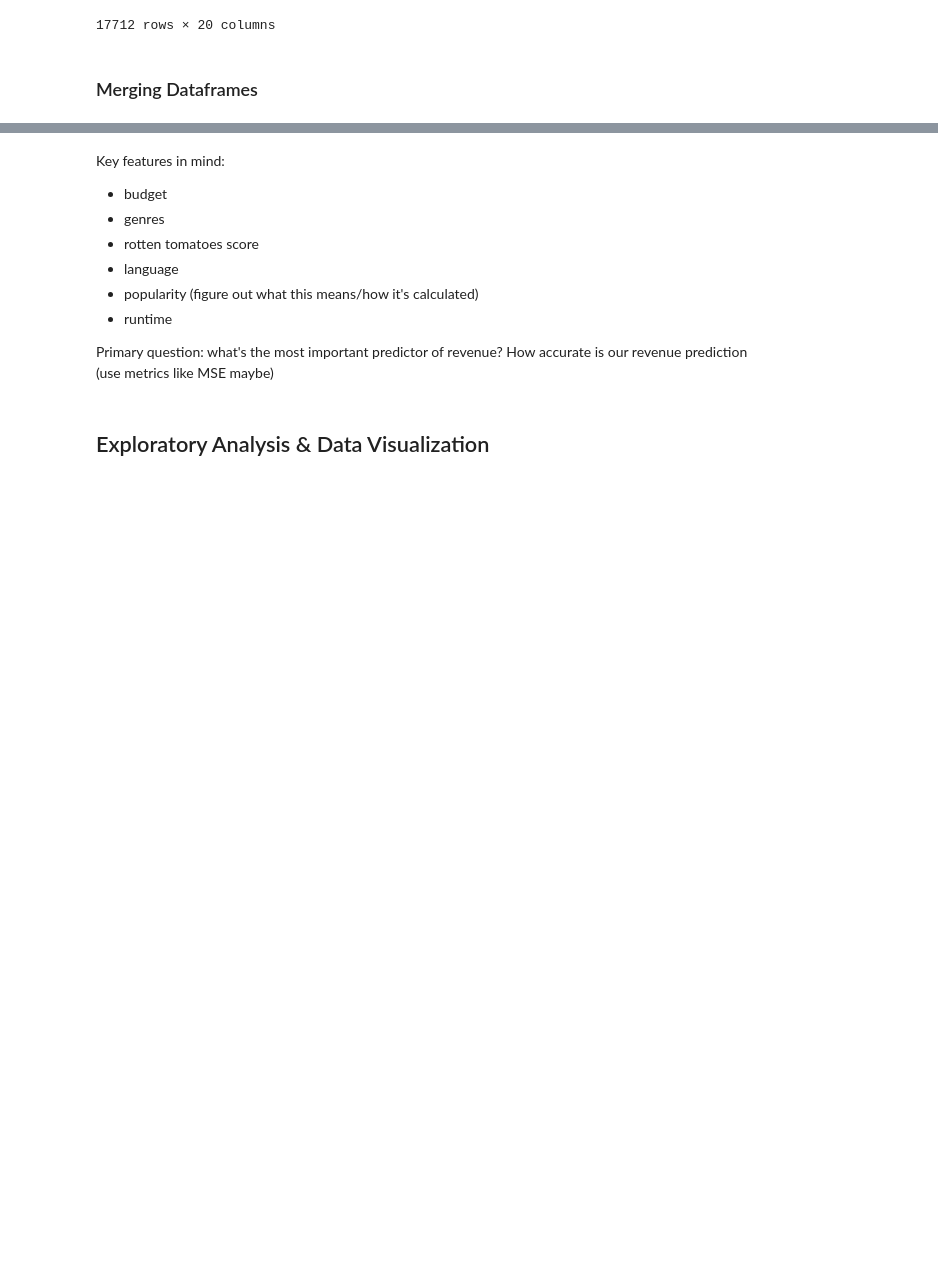
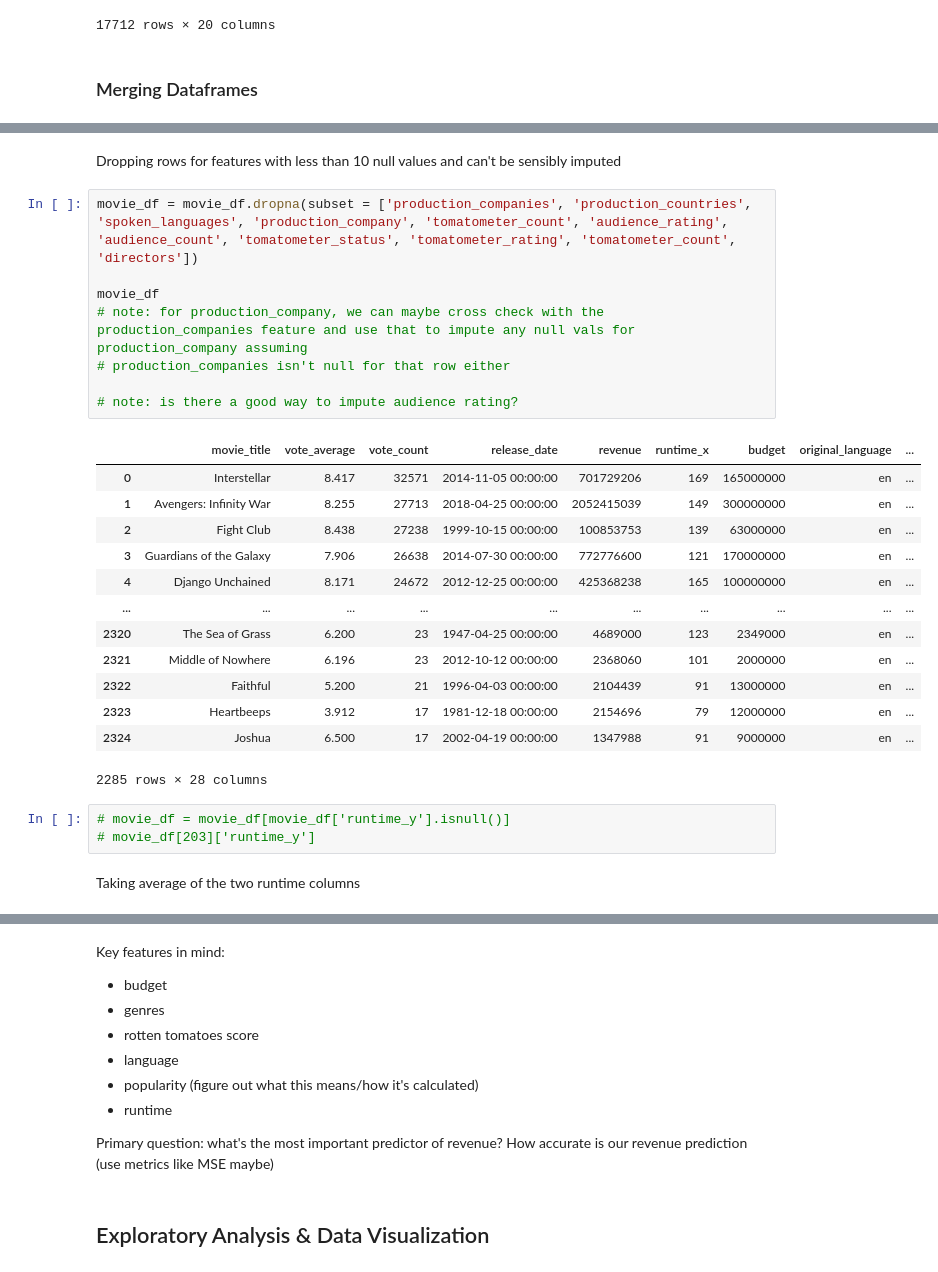
Before and after one commit to cmsc320-gautham-evan-arjun/cmsc320-gautham-evan-arjun.github.io, a Jupyter notebook: finaltutorial.ipynb, the cells around one changed output, grey strips where cells are left out. Drawn from its saved outputs; the diff is of its cells as text; blank space fills up the shorter version.

```diff
--- a/finaltutorial.ipynb
+++ b/finaltutorial.ipynb
@@ -211,0 +260,29 @@ movie_df.to_csv('finaldata.csv', sep=',', index=False, encoding='utf-8')
+# %% [markdown]
+Dropping rows for features with less than 10 null values and can't be sensibly imputed
+# %%
+movie_df = movie_df.dropna(subset = ['production_companies', 'production_countries', 'spoken_languages', 'production_company', 'tomatometer_count', 'audience_rating', 'audience_count', 'tomatometer_status', 'tomatometer_rating', 'tomatometer_count', 'directors'])
+
+movie_df
+# note: for production_company, we can maybe cross check with the production_companies feature and use that to impute any null vals for production_company assuming
+# production_companies isn't null for that row either
+
+# note: is there a good way to impute audience rating?
+# %% [output]
+|  | movie_title | vote_average | vote_count | release_date | revenue | runtime_x | budget | original_language | ... |
+| 0 | Interstellar | 8.417 | 32571 | 2014-11-05 00:00:00 | 701729206 | 169 | 165000000 | en | ... |
+| 1 | Avengers: Infinity War | 8.255 | 27713 | 2018-04-25 00:00:00 | 2052415039 | 149 | 300000000 | en | ... |
+| 2 | Fight Club | 8.438 | 27238 | 1999-10-15 00:00:00 | 100853753 | 139 | 63000000 | en | ... |
+| 3 | Guardians of the Galaxy | 7.906 | 26638 | 2014-07-30 00:00:00 | 772776600 | 121 | 170000000 | en | ... |
+| 4 | Django Unchained | 8.171 | 24672 | 2012-12-25 00:00:00 | 425368238 | 165 | 100000000 | en | ... |
+| ... | ... | ... | ... | ... | ... | ... | ... | ... | ... |
+| 2320 | The Sea of Grass | 6.200 | 23 | 1947-04-25 00:00:00 | 4689000 | 123 | 2349000 | en | ... |
+| 2321 | Middle of Nowhere | 6.196 | 23 | 2012-10-12 00:00:00 | 2368060 | 101 | 2000000 | en | ... |
+| 2322 | Faithful | 5.200 | 21 | 1996-04-03 00:00:00 | 2104439 | 91 | 13000000 | en | ... |
+| 2323 | Heartbeeps | 3.912 | 17 | 1981-12-18 00:00:00 | 2154696 | 79 | 12000000 | en | ... |
+| 2324 | Joshua | 6.500 | 17 | 2002-04-19 00:00:00 | 1347988 | 91 | 9000000 | en | ... |
+2285 rows × 28 columns
+# %%
+# movie_df = movie_df[movie_df['runtime_y'].isnull()]
+# movie_df[203]['runtime_y']
+# %% [markdown]
+Taking average of the two runtime columns
```
Also changed, not shown: parts of 26 cells of this notebook, 2 other files.
